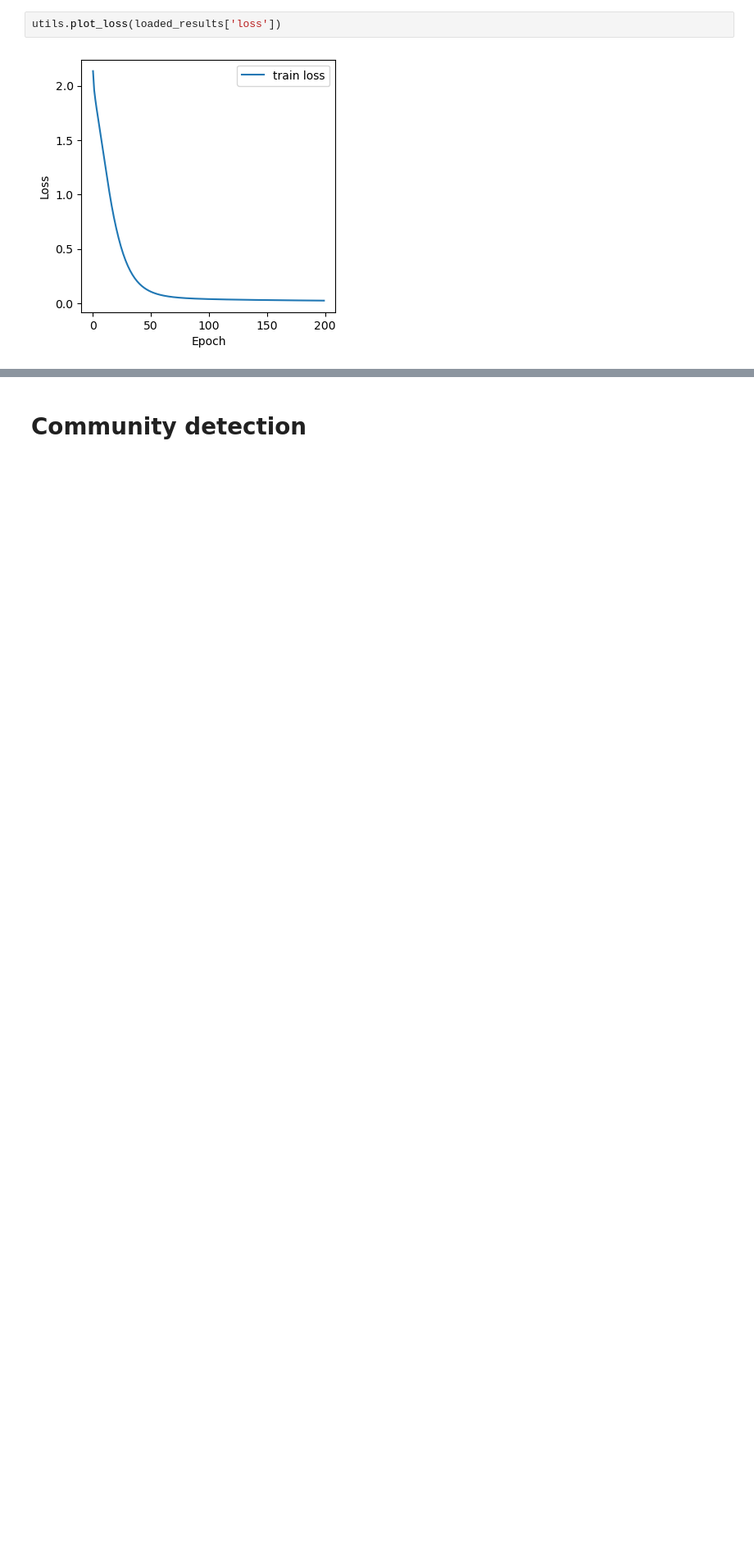
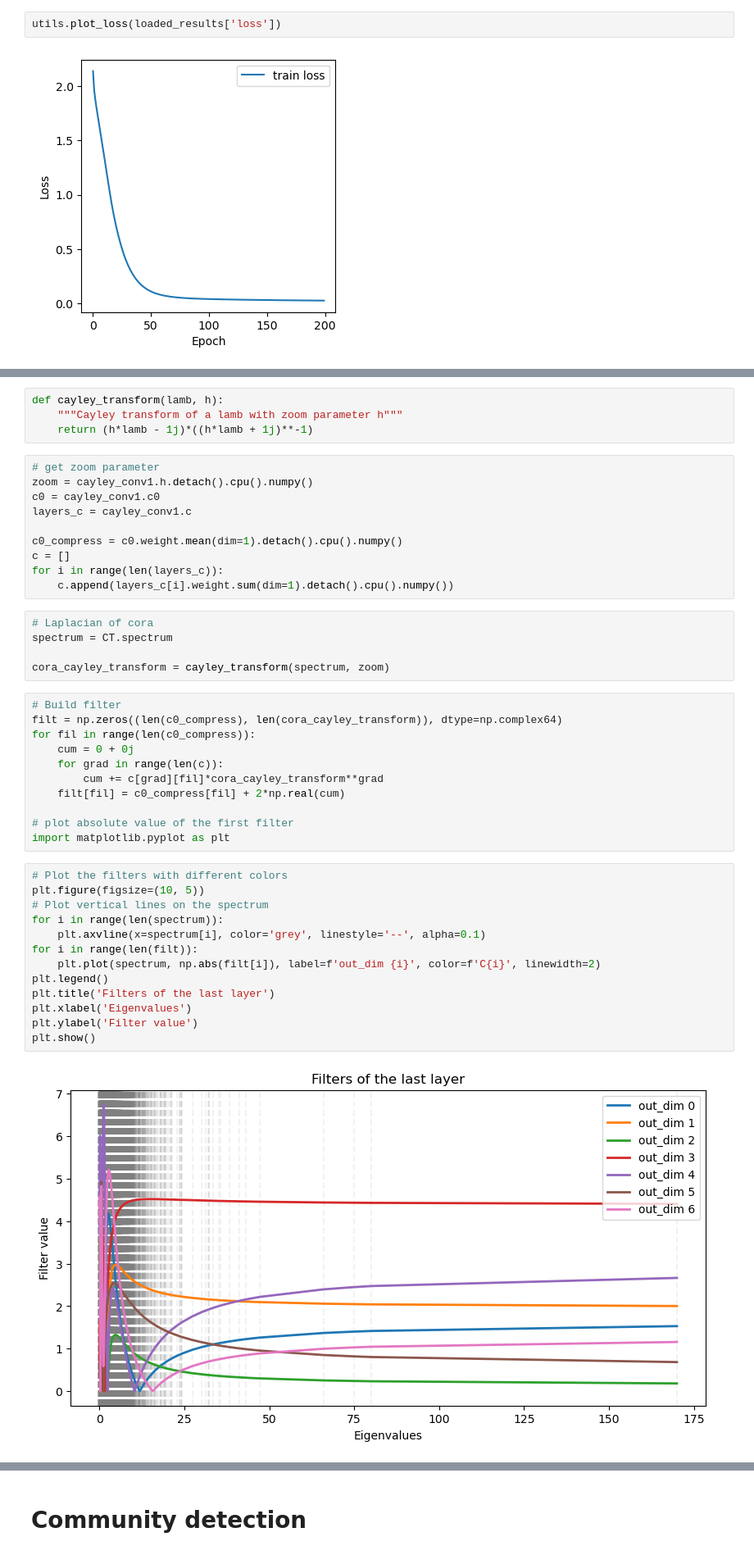
Before and after one commit to AliceDeLorenci/CayleyNets, a Jupyter notebook: Experiments.ipynb, the cells around one changed output, grey strips where cells are left out. Shown: that part at 82% size. Cells and saved outputs as stored; diff of their text form; blank space fills up the shorter version.

Commit message:
filters plots

```diff
--- a/Experiments.ipynb
+++ b/Experiments.ipynb
@@ -246,0 +260,45 @@ Test accuracy 0.788
+# %%
+def cayley_transform(lamb, h):
+    """Cayley transform of a lamb with zoom parameter h"""
+    return (h*lamb - 1j)*((h*lamb + 1j)**-1)
+# %%
+# get zoom parameter
+zoom = cayley_conv1.h.detach().cpu().numpy()
+c0 = cayley_conv1.c0
+layers_c = cayley_conv1.c
+
+c0_compress = c0.weight.mean(dim=1).detach().cpu().numpy()
+c = []
+for i in range(len(layers_c)):
+    c.append(layers_c[i].weight.sum(dim=1).detach().cpu().numpy())
+# %%
+# Laplacian of cora
+spectrum = CT.spectrum
+
+cora_cayley_transform = cayley_transform(spectrum, zoom)
+# %%
+# Build filter
+filt = np.zeros((len(c0_compress), len(cora_cayley_transform)), dtype=np.complex64)
+for fil in range(len(c0_compress)):
+    cum = 0 + 0j
+    for grad in range(len(c)):
+        cum += c[grad][fil]*cora_cayley_transform**grad
+    filt[fil] = c0_compress[fil] + 2*np.real(cum)
+
+# plot absolute value of the first filter
+import matplotlib.pyplot as plt
+# %%
+# Plot the filters with different colors
+plt.figure(figsize=(10, 5))
+# Plot vertical lines on the spectrum
+for i in range(len(spectrum)):
+    plt.axvline(x=spectrum[i], color='grey', linestyle='--', alpha=0.1)
+for i in range(len(filt)):
+    plt.plot(spectrum, np.abs(filt[i]), label=f'out_dim {i}', color=f'C{i}', linewidth=2)
+plt.legend()
+plt.title('Filters of the last layer')
+plt.xlabel('Eigenvalues')
+plt.ylabel('Filter value')
+plt.show()
+# %% [output]
+[figure, added]
```
Also changed, not shown: parts of 16 cells of this notebook, 12 other files.
